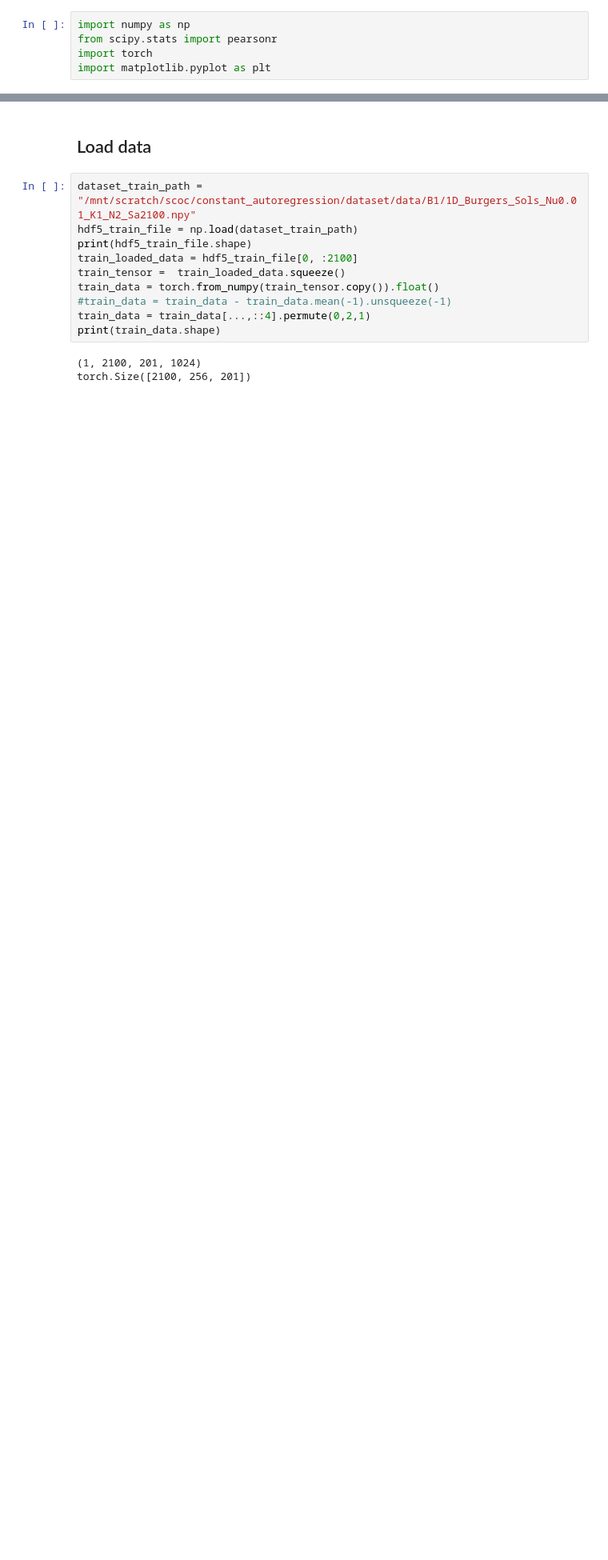
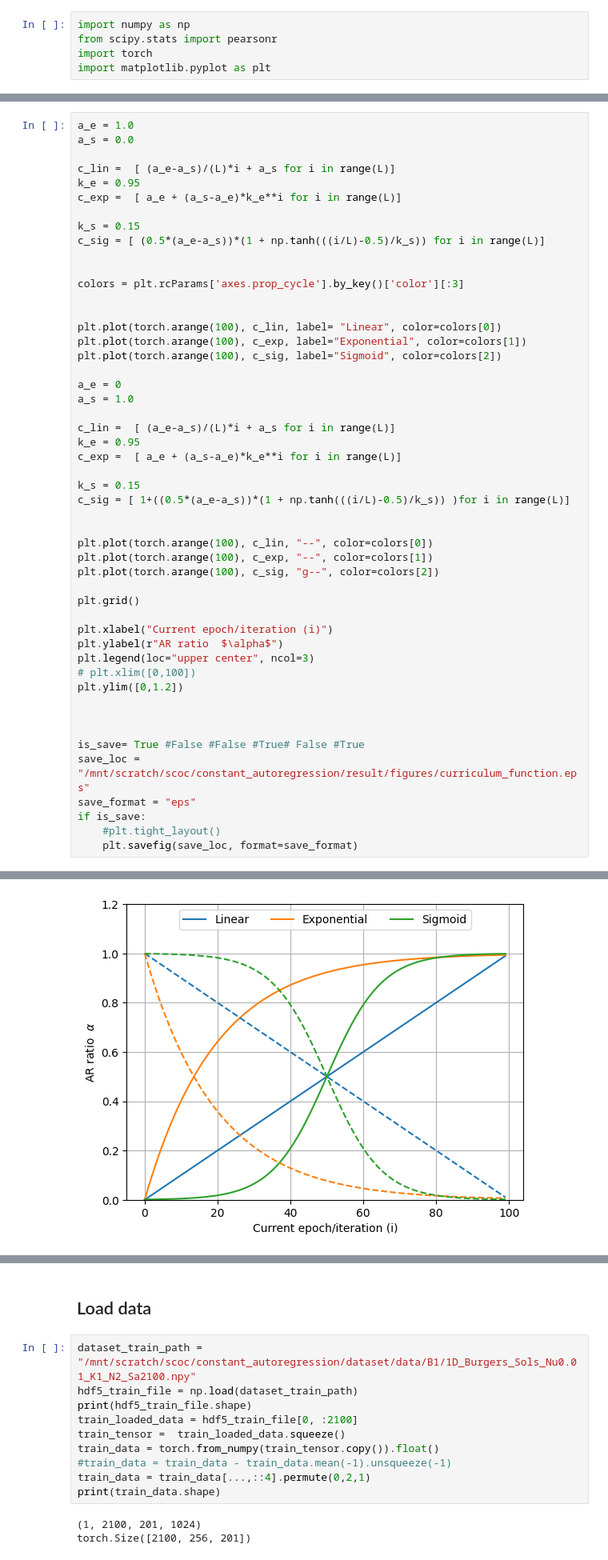
Before and after one commit to seuncoker/constant_autoregression, a Jupyter notebook: correlation_analysis.ipynb, the cells around one changed output, grey strips where cells are left out. Shown at 80% size. Cells and saved outputs as stored; diff of their text form; blank space fills up the shorter version.

```diff
--- a/correlation_analysis.ipynb
+++ b/correlation_analysis.ipynb
@@ -5,0 +44,51 @@ import matplotlib.pyplot as plt
+# %%
+a_e = 1.0
+a_s = 0.0
+
+c_lin =  [ (a_e-a_s)/(L)*i + a_s for i in range(L)]
+k_e = 0.95
+c_exp =  [ a_e + (a_s-a_e)*k_e**i for i in range(L)]
+
+k_s = 0.15
+c_sig = [ (0.5*(a_e-a_s))*(1 + np.tanh(((i/L)-0.5)/k_s)) for i in range(L)]
+
+
+colors = plt.rcParams['axes.prop_cycle'].by_key()['color'][:3]
+
+
+plt.plot(torch.arange(100), c_lin, label= "Linear", color=colors[0])
+plt.plot(torch.arange(100), c_exp, label="Exponential", color=colors[1])
+plt.plot(torch.arange(100), c_sig, label="Sigmoid", color=colors[2])
+
+a_e = 0
+a_s = 1.0
+
+c_lin =  [ (a_e-a_s)/(L)*i + a_s for i in range(L)]
+k_e = 0.95
+c_exp =  [ a_e + (a_s-a_e)*k_e**i for i in range(L)]
+
+k_s = 0.15
+c_sig = [ 1+((0.5*(a_e-a_s))*(1 + np.tanh(((i/L)-0.5)/k_s)) )for i in range(L)]
+
+
+plt.plot(torch.arange(100), c_lin, "--", color=colors[0])
+plt.plot(torch.arange(100), c_exp, "--", color=colors[1])
+plt.plot(torch.arange(100), c_sig, "g--", color=colors[2])
+
+plt.grid()
+
+plt.xlabel("Current epoch/iteration (i)")
+plt.ylabel(r"AR ratio  $\alpha$")
+plt.legend(loc="upper center", ncol=3)
+# plt.xlim([0,100])
+plt.ylim([0,1.2])
+
+
+
+is_save= True #False #False #True# False #True
+save_loc = "/mnt/scratch/scoc/constant_autoregression/result/figures/curriculum_function.eps"
+save_format = "eps"
+if is_save:
+    #plt.tight_layout()
+    plt.savefig(save_loc, format=save_format)
+# %% [output]
@@ -5,0 +96 @@ import matplotlib.pyplot as plt
+[figure, added]
```
Also changed, not shown: parts of 21 cells of this notebook, 38 other files.
